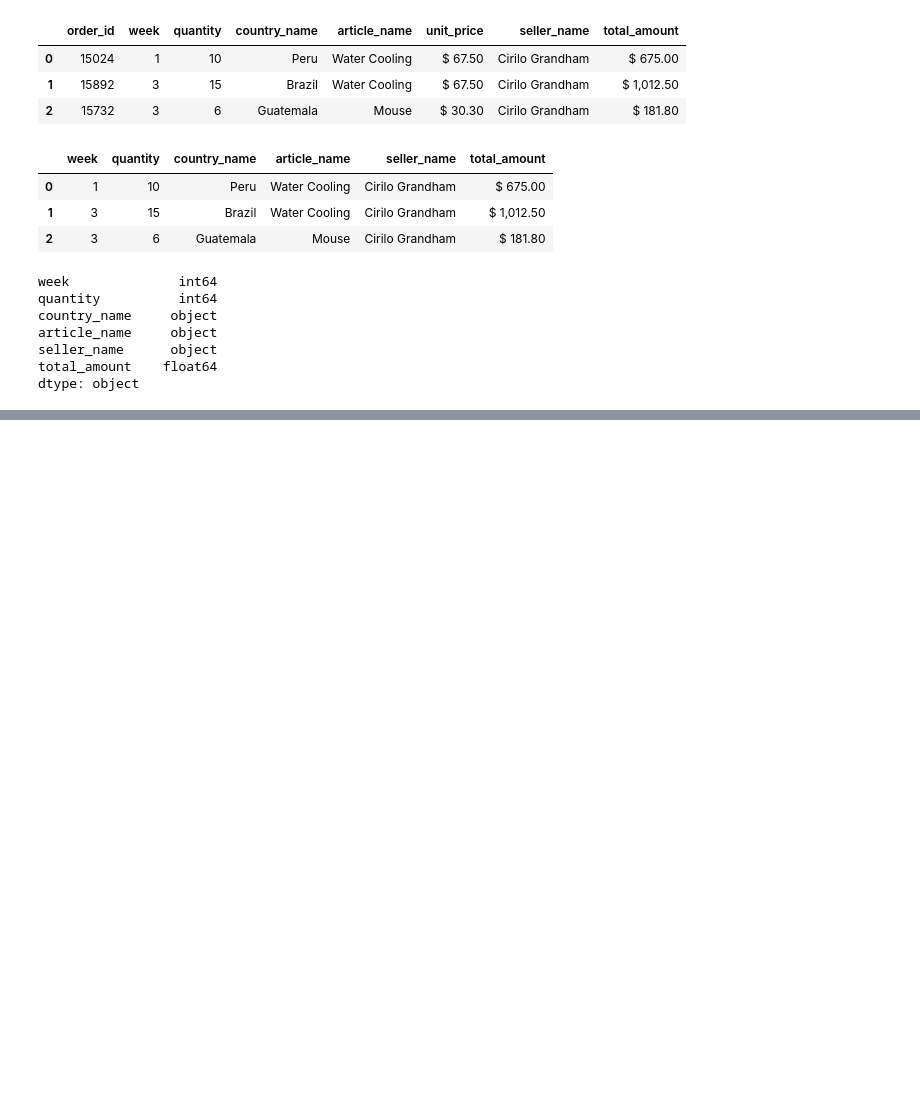
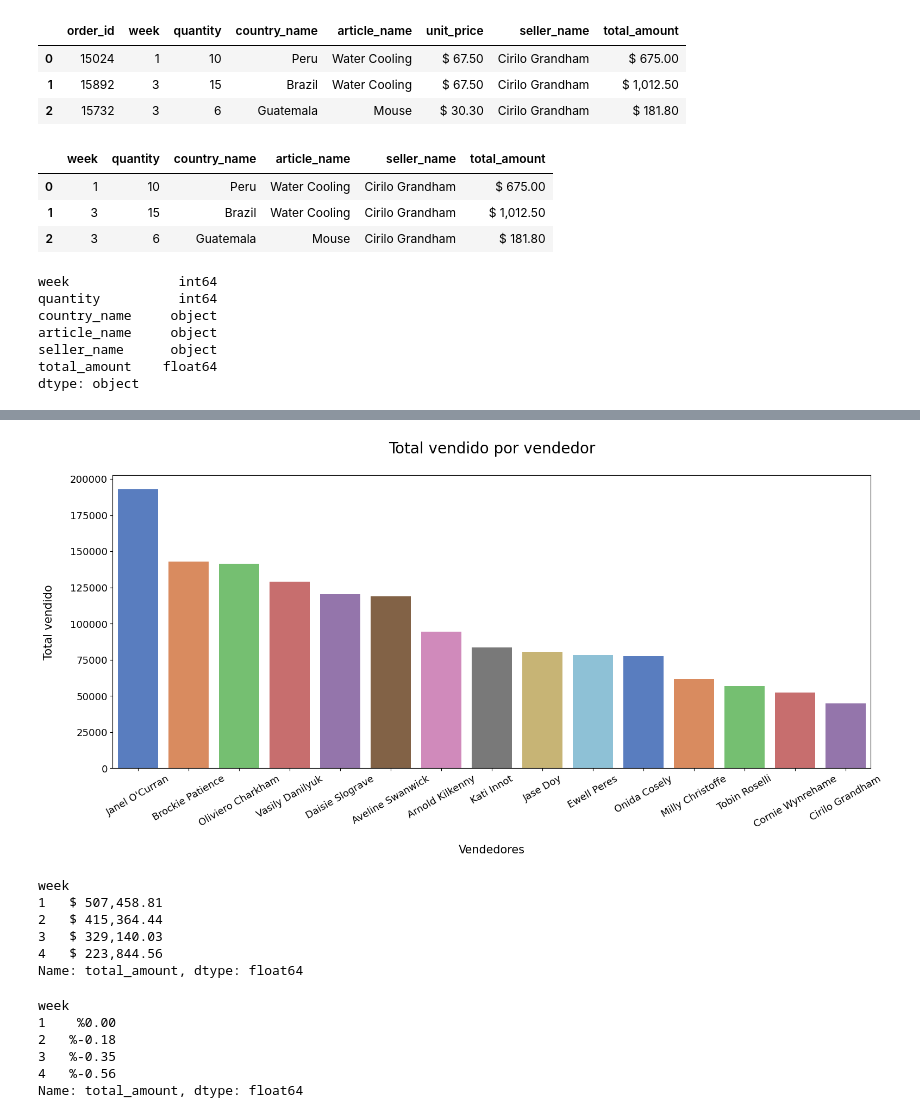
Before and after one commit to jairojaenz/Analisis-exploratorio-de-datos, a Jupyter notebook: Semana8/semana8.ipynb, the cells around one changed output, grey strips where cells are left out. Drawn from its saved outputs; the diff is of its cells as text; code cells hidden in the pictures; blank space fills up the shorter version.

```diff
--- a/Semana8/semana8.ipynb
+++ b/Semana8/semana8.ipynb
@@ -236,0 +302,37 @@ dtype: object
+# %%
+# resolucion grafica
+rcParams['figure.figsize'] = 18, 7
+ax = sns.barplot(data=group_vendedores, x=group_vendedores.index,y='total_amount', palette='muted')
+ax.set_xlabel('\nVendedores', fontsize=15)
+ax.set_ylabel('Total vendido\n', fontsize=15)
+plt.xticks(rotation=30)
+plt.title('Total vendido por vendedor\n', fontsize=20)
+ax.tick_params(axis='both', labelsize=13)
+plt.show()
+# %% [output]
+[figure, added]
+# %%
+# hay grandes varaiciones en ventas a lo largo del mes?
+# agrupar el dataframe por la columna week y luego se ordena por total_amount
+group_variaciones = data_a_trabajar.groupby('week').sum().sort_values('total_amount', ascending=False)
+print(group_variaciones['total_amount'])
+# %% [output]
+week
+1   $ 507,458.81
+2   $ 415,364.44
+3   $ 329,140.03
+4   $ 223,844.56
+Name: total_amount, dtype: float64
+# %%
+# maximo mensual
+maximo_mensual = group_variaciones['total_amount'].max()
+# cambiar la configuracion de los floats para que los muestre con %
+pd.options.display.float_format = '%{:,.2f}'.format
+(group_variaciones['total_amount'] / maximo_mensual) - 1
+# %% [output]
+week
+1    %0.00
+2   %-0.18
+3   %-0.35
+4   %-0.56
+Name: total_amount, dtype: float64
```
Also changed, not shown: parts of 18 cells of this notebook, 9 other files.
